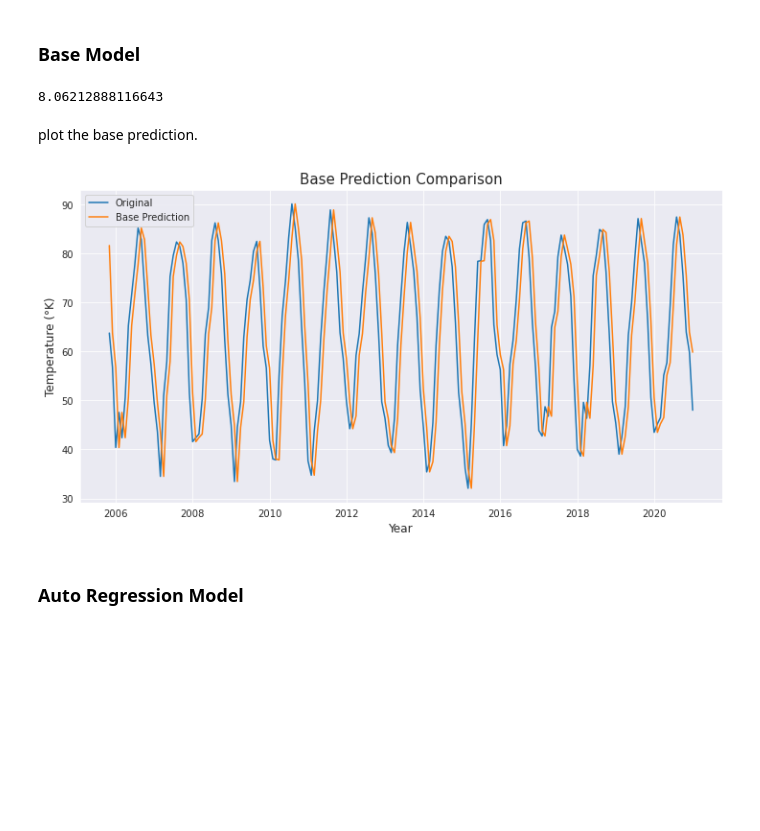
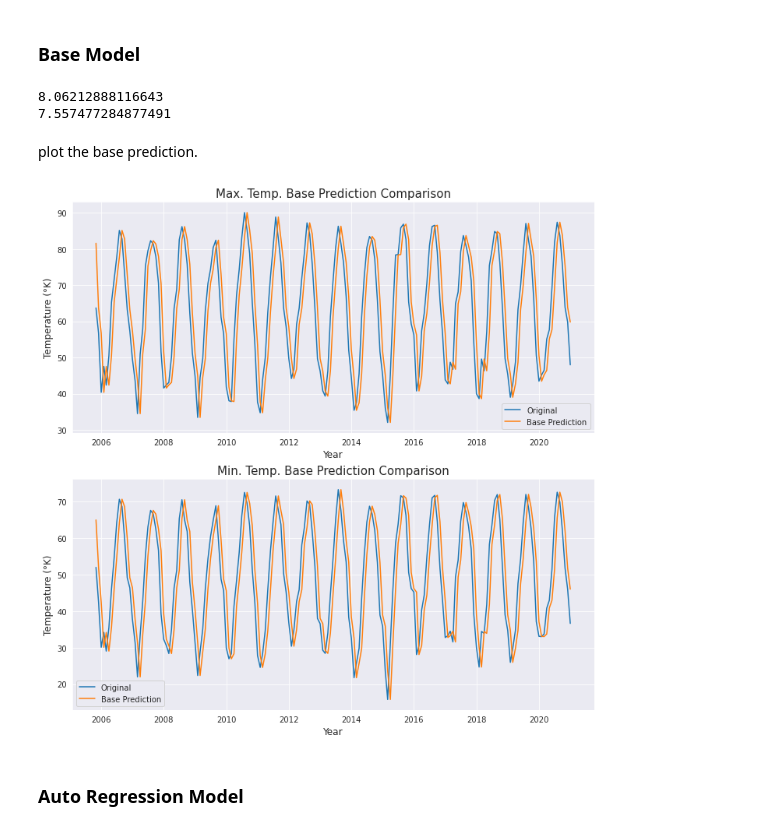
Before and after one commit to CrisLeaf/ny_is_burning, a Jupyter notebook: temperature_analysis.ipynb, the cells around one changed output. Saved outputs shown, nothing was run; the diff lists cells and outputs as text; code cells hidden in the pictures; blank space fills up the shorter version.

Commit message:
Added minimum temperature

```diff
--- a/temperature_analysis.ipynb
+++ b/temperature_analysis.ipynb
@@ -42,6 +48,8 @@ plt.show()
 # %%
 monthly_df["tmax_lag1"] = monthly_df["TMAX"].shift(1)
 monthly_df["tmax_diff1"] = monthly_df["TMAX"].diff(periods=1)
+monthly_df["tmin_lag1"] = monthly_df["TMIN"].shift(1)
+monthly_df["tmin_diff1"] = monthly_df["TMIN"].diff(periods=1)
 
 monthly_df.dropna(inplace=True)
 # %% [markdown]
@@ -51,8 +59,8 @@ train_size = int(monthly_df.shape[0] * 0.9)
 train = monthly_df[:train_size]
 test = monthly_df[train_size:]
 
-X_train, y_train = train["tmax_lag1"], train["TMAX"]
-X_test, y_test = test["tmax_lag1"], test["TMAX"]
+X_train, y_train = train[["tmax_lag1", "tmin_lag1"]], train[["TMAX", "TMIN"]]
+X_test, y_test = test[["tmax_lag1", "tmin_lag1"]], test[["TMAX", "TMIN"]]
 # %% [markdown]
 calculate base prediction mean absolute error.
 # %% [markdown]
@@ -63,23 +71,32 @@ calculate base prediction mean absolute error.
 predictions = X_test.copy()
 # %%
 from sklearn.metrics import mean_absolute_error
-mae = mean_absolute_error(y_test, predictions)
-print(mae)
+tmax_mae = mean_absolute_error(y_test["TMAX"], predictions["tmax_lag1"])
+tmin_mae = mean_absolute_error(y_test["TMIN"], predictions["tmin_lag1"])
+print(tmax_mae)
+print(tmin_mae)
 # %% [output]
 8.06212888116643
+7.557477284877491
 # %% [markdown]
 plot the base prediction.
 # %%
-fig = plt.subplots(figsize=(12, 6))
-sns.lineplot(x=y_test.index, y=y_test.values, label="Original")
-sns.lineplot(x=predictions.index, y=predictions.values, label="Base Prediction")
-plt.legend(loc="upper left")
-plt.title("Base Prediction Comparison", fontsize=15)
-plt.ylabel("Temperature (°K)", fontsize=12)
-plt.xlabel("Year", fontsize=12)
+fig, axes = plt.subplots(nrows=2, figsize=(12, 12))
+sns.lineplot(x=y_test.index, y=y_test["TMAX"].values, label="Original", ax=axes[0])
+sns.lineplot(x=predictions.index, y=predictions["tmax_lag1"].values,
+             label="Base Prediction", ax=axes[0])
+axes[0].set_title("Max. Temp. Base Prediction Comparison", fontsize=15)
+axes[0].set_ylabel("Temperature (°K)", fontsize=12)
+axes[0].set_xlabel("Year", fontsize=12)
+sns.lineplot(x=y_test.index, y=y_test["TMIN"].values, label="Original", ax=axes[1])
+sns.lineplot(x=predictions.index, y=predictions["tmin_lag1"].values,
+			 label="Base Prediction", ax=axes[1])
+axes[1].set_title("Min. Temp. Base Prediction Comparison", fontsize=15)
+axes[1].set_ylabel("Temperature (°K)", fontsize=12)
+axes[1].set_xlabel("Year", fontsize=12)
 plt.show()
 # %% [output]
-[figure, old version]
+[figure, new version]
 # %% [markdown]
 ### Auto Regression Model
 # %% [markdown]
```
Also changed, not shown: parts of 32 cells of this notebook.
